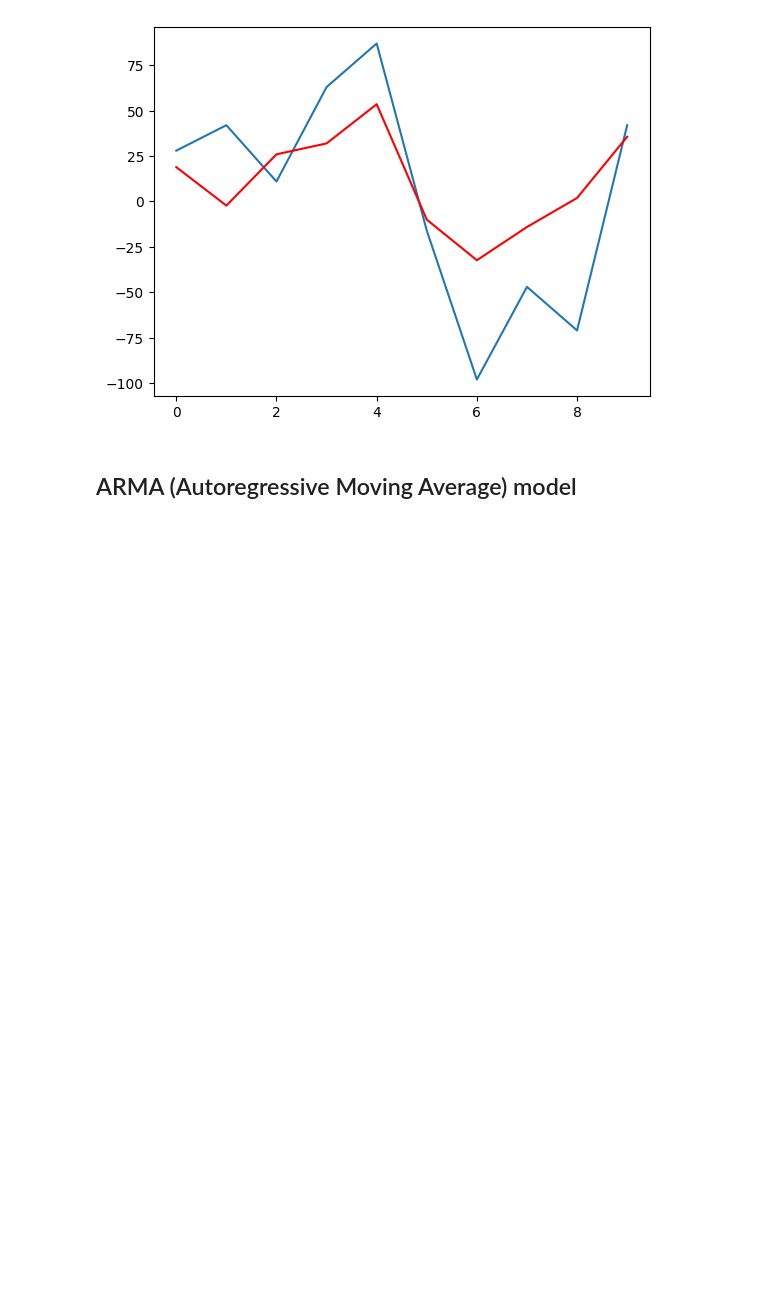
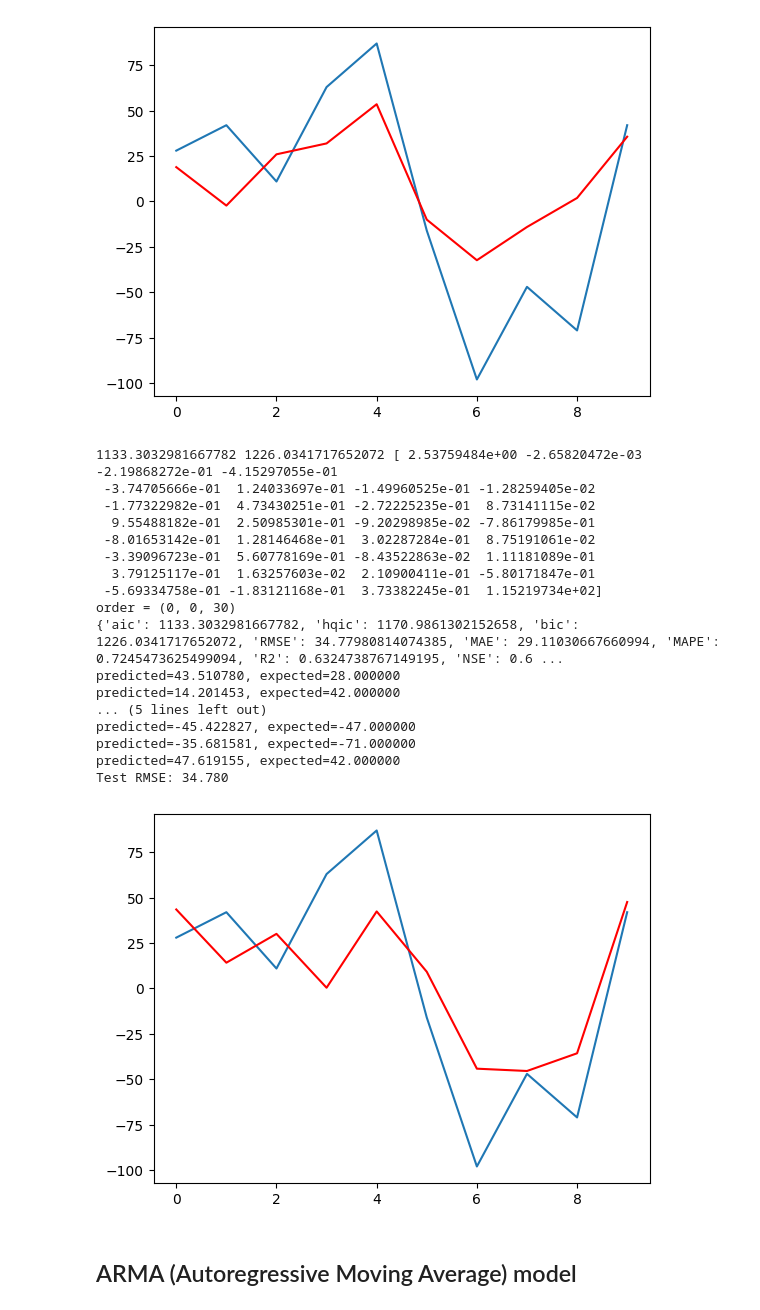
Before and after one commit to luat2003/Programming-for-AI, a Jupyter notebook: time-series/week10/time-series.ipynb, the cells around one changed output. Saved outputs shown, nothing was run; the diff lists cells and outputs as text; code cells hidden in the pictures; blank space fills up the shorter version.

```diff
--- a/time-series/week10/time-series.ipynb
+++ b/time-series/week10/time-series.ipynb
@@ -127,8 +127,8 @@ AIC: 1242.429, HQIC: 1250.563, BIC: 1262.448
 # %%
 from permetrics import RegressionMetric
 
-def get_ar_model_results(data_length=None, train=None, test=None, lags=3, seasonal=False, period=12, Model = AutoReg):
-    model = Model(train, lags=lags, seasonal=seasonal, period=period)
+def get_ar_model_results(data_length=None, train=None, test=None, lags=3, seasonal=False, period=12):
+    model = AutoReg(train, lags=lags, seasonal=seasonal, period=period)
     model_results = model.fit()
     # Results on training set
     res_train = {
@@ -262,6 +262,69 @@ predicted=1.935539, expected=-71.000000
 predicted=35.668080, expected=42.000000
 Test RMSE: 38.908
 [figure]
+# %%
+import numpy as np
+import warnings
+from statsmodels.tools.sm_exceptions import ConvergenceWarning
+warnings.simplefilter('ignore', ConvergenceWarning)
+from sklearn.metrics import r2_score, mean_absolute_percentage_error, mean_squared_error
+from statsmodels.tsa.arima.model import ARIMA
+
+def get_best_model_results(list_orders, data, data_length):
+    dict_models = {}
+    for idx, order in enumerate(list_orders):
+        model = ARIMA(data, order=order)
+        model_fit = model.fit()
+        res_train = {
+            "aic": model_fit.aic,
+            "hqic": model_fit.hqic,
+            "bic": model_fit.bic,
+        }
+        pred = model_fit.predict(start=len(train), end=data_length-1, dynamic=False)
+        evaluator = RegressionMetric(test, pred)
+        res_test = evaluator.get_metrics_by_list_names(["RMSE", "MAE", "MAPE", "R2", "NSE", "KGE"])
+        #print(order, {**res_train, **res_test})
+        dict_models[idx] = [model, order, model_fit, model_fit.aic, {**res_train, **res_test}]
+    list_models = sorted(dict_models.values(), key=lambda x: x[3])
+    return list_models[0]
+
+# fit model
+list_orders = [(0,0,i) for i in range(3,31,3)]
+model = get_best_model_results(list_orders, train, len(data))
+print(model[2].aic, model[2].bic, model[2].params)
+print("order =", model[1])
+
+print(model[4])
+
+predictions = model[2].predict(start=len(train), end=len(train)+len(test)-1, dynamic=False)
+for i in range(len(predictions)):
+	print('predicted=%f, expected=%f' % (predictions[i], test[i]))
+
+rmse = np.sqrt(mean_squared_error(test, predictions))
+print('Test RMSE: %.3f' % rmse)
+# plot results
+plt.plot(test)
+plt.plot(predictions, color='red')
+plt.show()
+# %% [output]
+1133.3032981667782 1226.0341717652072 [ 2.53759484e+00 -2.65820472e-03 -2.19868272e-01 -4.15297055e-01
+ -3.74705666e-01  1.24033697e-01 -1.49960525e-01 -1.28259405e-02
+ -1.77322982e-01  4.73430251e-01 -2.72225235e-01  8.73141115e-02
+  9.55488182e-01  2.50985301e-01 -9.20298985e-02 -7.86179985e-01
+ -8.01653142e-01  1.28146468e-01  3.02287284e-01  8.75191061e-02
+ -3.39096723e-01  5.60778169e-01 -8.43522863e-02  1.11181089e-01
+  3.79125117e-01  1.63257603e-02  2.10900411e-01 -5.80171847e-01
+ -5.69334758e-01 -1.83121168e-01  3.73382245e-01  1.15219734e+02]
+order = (0, 0, 30)
+{'aic': 1133.3032981667782, 'hqic': 1170.9861302152658, 'bic': 1226.0341717652072, 'RMSE': 34.77980814074385, 'MAE': 29.11030667660994, 'MAPE': 0.7245473625499094, 'R2': 0.6324738767149195, 'NSE': 0.6 ...
+predicted=43.510780, expected=28.000000
+predicted=14.201453, expected=42.000000
+... (5 lines left out)
+predicted=-45.422827, expected=-47.000000
+predicted=-35.681581, expected=-71.000000
+predicted=47.619155, expected=42.000000
+Test RMSE: 34.780
+[figure, added]
 # %% [markdown]
 ## ARMA (Autoregressive Moving Average) model
 # %%
```
Also changed, not shown: parts of 5 cells of this notebook.
